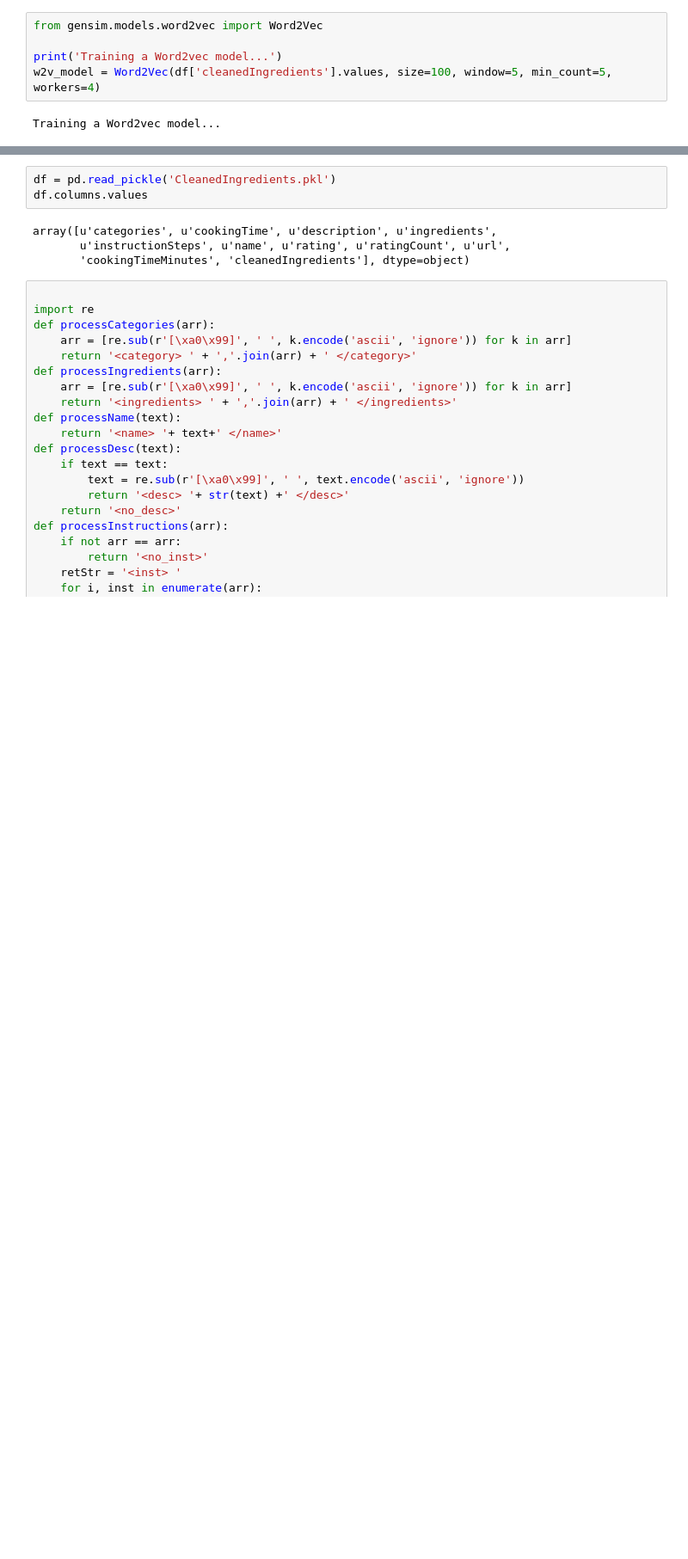
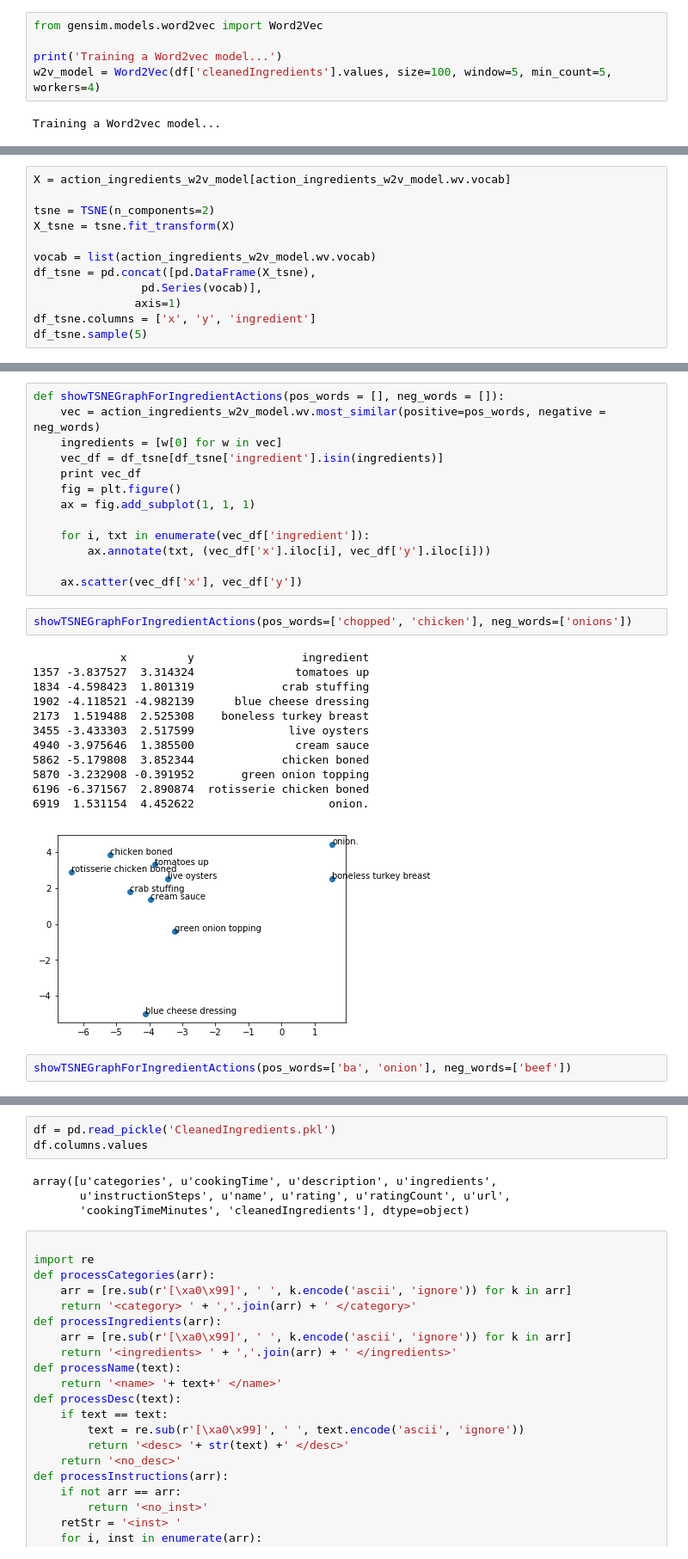
Before and after one commit to roygv/w266-recipes, a Jupyter notebook: TrainModel1.ipynb, the cells around one changed output, grey strips where cells are left out. Shown at 86% size. Saved outputs shown, nothing was run; the diff lists cells and outputs as text; blank space fills up the shorter version.

```diff
--- a/TrainModel1.ipynb
+++ b/TrainModel1.ipynb
@@ -514,0 +654,12 @@ w2v_model.wv.most_similar(positive=['chicken'], negative=['eggs'])
+# %%
+X = action_ingredients_w2v_model[action_ingredients_w2v_model.wv.vocab]
+
+tsne = TSNE(n_components=2)
+X_tsne = tsne.fit_transform(X)
+
+vocab = list(action_ingredients_w2v_model.wv.vocab)
+df_tsne = pd.concat([pd.DataFrame(X_tsne),
+                pd.Series(vocab)],
+               axis=1)
+df_tsne.columns = ['x', 'y', 'ingredient']
+df_tsne.sample(5)
@@ -515,3 +673,33 @@ w2v_model.wv.most_similar(positive=['chicken'], negative=['eggs'])
+# %%
+def showTSNEGraphForIngredientActions(pos_words = [], neg_words = []):
+    vec = action_ingredients_w2v_model.wv.most_similar(positive=pos_words, negative = neg_words)
+    ingredients = [w[0] for w in vec]
+    vec_df = df_tsne[df_tsne['ingredient'].isin(ingredients)]
+    print vec_df
+    fig = plt.figure()
+    ax = fig.add_subplot(1, 1, 1)
+
+    for i, txt in enumerate(vec_df['ingredient']):
+        ax.annotate(txt, (vec_df['x'].iloc[i], vec_df['y'].iloc[i]))
+
+    ax.scatter(vec_df['x'], vec_df['y'])
+# %%
+showTSNEGraphForIngredientActions(pos_words=['chopped', 'chicken'], neg_words=['onions'])
+# %% [output]
+             x         y                ingredient
+1357 -3.837527  3.314324               tomatoes up
+1834 -4.598423  1.801319             crab stuffing
+1902 -4.118521 -4.982139      blue cheese dressing
+2173  1.519488  2.525308    boneless turkey breast
+3455 -3.433303  2.517599              live oysters
+4940 -3.975646  1.385500               cream sauce
+5862 -5.179808  3.852344             chicken boned
+5870 -3.232908 -0.391952       green onion topping
+6196 -6.371567  2.890874  rotisserie chicken boned
+6919  1.531154  4.452622                    onion.
+[figure, added]
+# %%
+showTSNEGraphForIngredientActions(pos_words=['ba', 'onion'], neg_words=['beef'])
 # %% [markdown]
 # Generative Model 3
 Let's do something fun and generate the recipes from scratch :D
```
Also changed, not shown: parts of 22 cells of this notebook.
